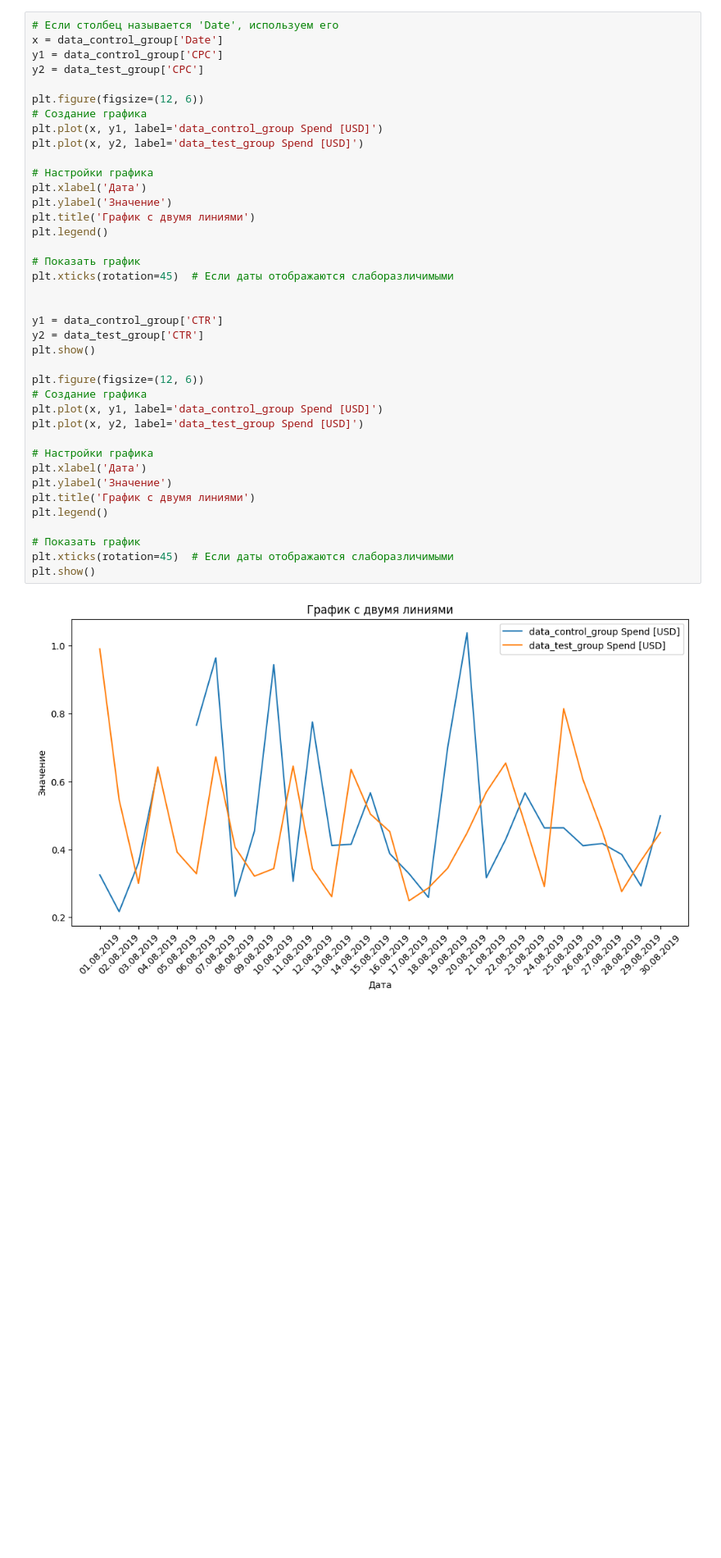
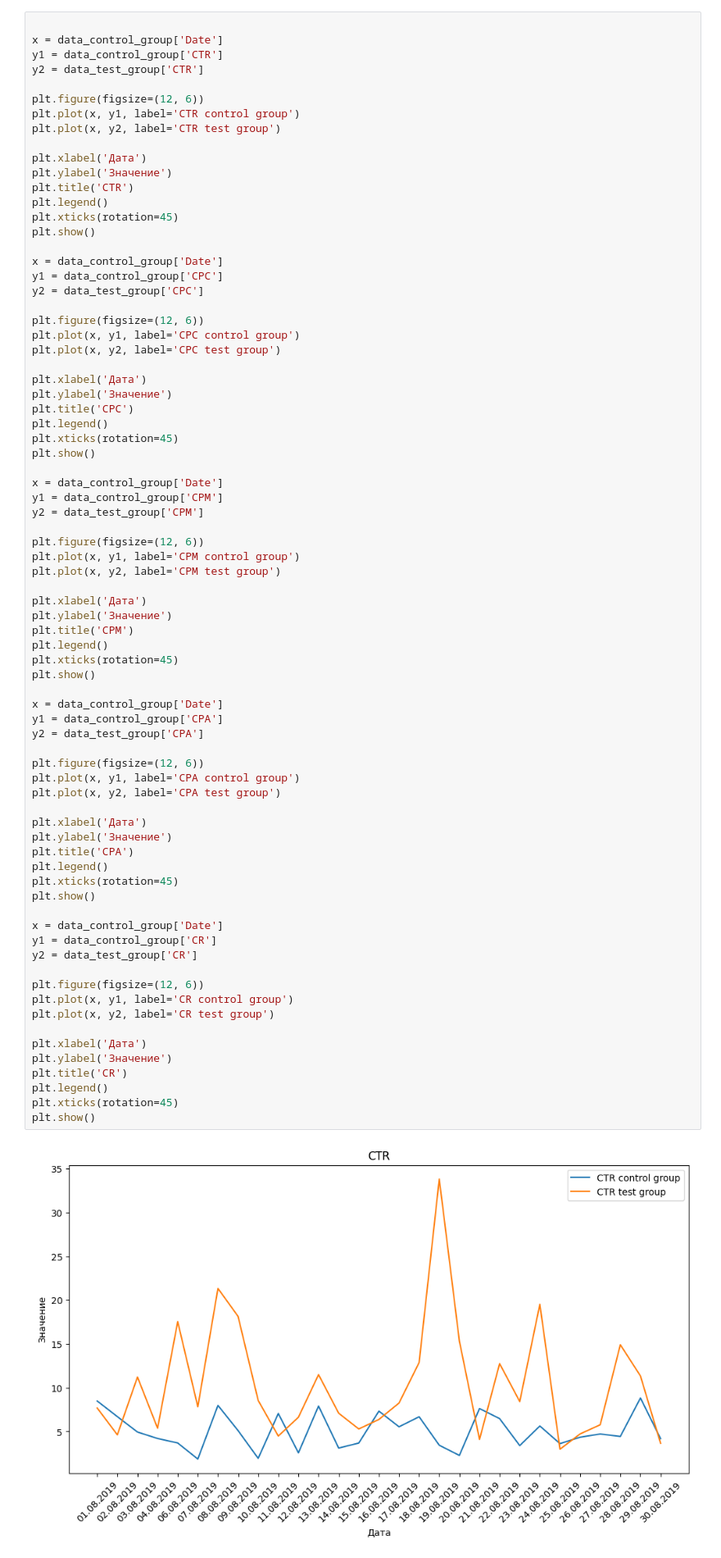
Before and after one commit to VadimHnatyuk28/data-analytics, a Jupyter notebook: AB testing/main.ipynb, the cells around one changed output. Shown at 82% size. Cells and saved outputs as stored; diff of their text form; blank space fills up the shorter version.

```diff
--- a/AB testing/main.ipynb
+++ b/AB testing/main.ipynb
@@ -101,41 +102,78 @@ print(data_test_group)
 # %%
-# Если столбец называется 'Date', используем его
+
+x = data_control_group['Date']
+y1 = data_control_group['CTR']
+y2 = data_test_group['CTR']
+
+plt.figure(figsize=(12, 6))
+plt.plot(x, y1, label='CTR control group')
+plt.plot(x, y2, label='CTR test group')
+
+plt.xlabel('Дата')
+plt.ylabel('Значение')
+plt.title('CTR')
+plt.legend()
+plt.xticks(rotation=45)
+plt.show()
+
 x = data_control_group['Date']
 y1 = data_control_group['CPC']
 y2 = data_test_group['CPC']
 
 plt.figure(figsize=(12, 6))
-# Создание графика
-plt.plot(x, y1, label='data_control_group Spend [USD]')
-plt.plot(x, y2, label='data_test_group Spend [USD]')
+plt.plot(x, y1, label='CPC control group')
+plt.plot(x, y2, label='CPC test group')
 
-# Настройки графика
 plt.xlabel('Дата')
 plt.ylabel('Значение')
-plt.title('График с двумя линиями')
+plt.title('CPC')
 plt.legend()
-
-# Показать график
-plt.xticks(rotation=45)  # Если даты отображаются слаборазличимыми
-
-
-y1 = data_control_group['CTR']
-y2 = data_test_group['CTR']
+plt.xticks(rotation=45)
 plt.show()
 
+x = data_control_group['Date']
+y1 = data_control_group['CPM']
+y2 = data_test_group['CPM']
+
 plt.figure(figsize=(12, 6))
-# Создание графика
-plt.plot(x, y1, label='data_control_group Spend [USD]')
-plt.plot(x, y2, label='data_test_group Spend [USD]')
+plt.plot(x, y1, label='CPM control group')
+plt.plot(x, y2, label='CPM test group')
 
-# Настройки графика
 plt.xlabel('Дата')
 plt.ylabel('Значение')
-plt.title('График с двумя линиями')
+plt.title('CPM')
 plt.legend()
+plt.xticks(rotation=45)
+plt.show()
 
-# Показать график
-plt.xticks(rotation=45)  # Если даты отображаются слаборазличимыми
+x = data_control_group['Date']
+y1 = data_control_group['CPA']
+y2 = data_test_group['CPA']
+
+plt.figure(figsize=(12, 6))
+plt.plot(x, y1, label='CPA control group')
+plt.plot(x, y2, label='CPA test group')
+
+plt.xlabel('Дата')
+plt.ylabel('Значение')
+plt.title('CPA')
+plt.legend()
+plt.xticks(rotation=45)
 plt.show()
+
+x = data_control_group['Date']
+y1 = data_control_group['CR']
+y2 = data_test_group['CR']
+
+plt.figure(figsize=(12, 6))
+plt.plot(x, y1, label='CR control group')
+plt.plot(x, y2, label='CR test group')
+
+plt.xlabel('Дата')
+plt.ylabel('Значение')
+plt.title('CR')
+plt.legend()
+plt.xticks(rotation=45)
+plt.show()
 # %% [output]
-[figure, old version]
+[figure, new version]
```
Also changed, not shown: parts of 13 cells of this notebook, 4 other files.
